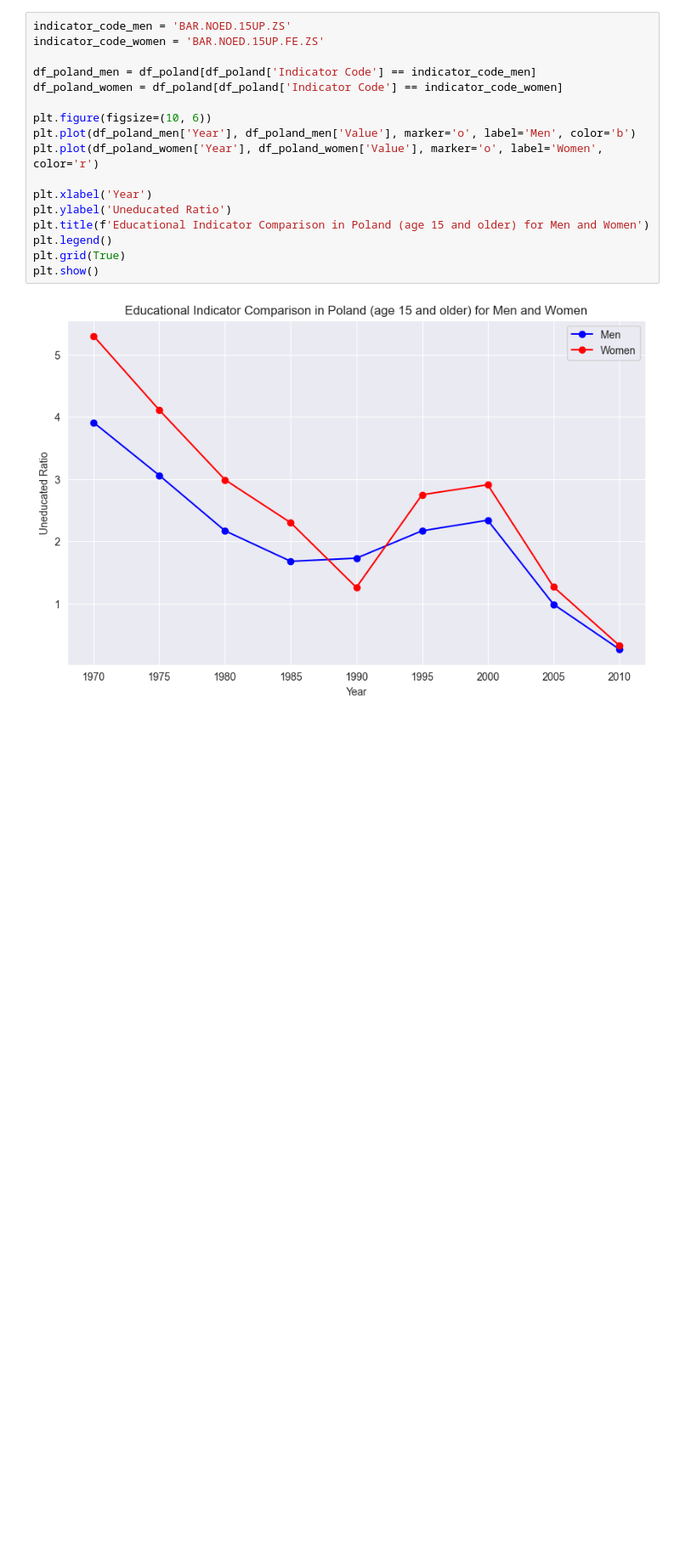
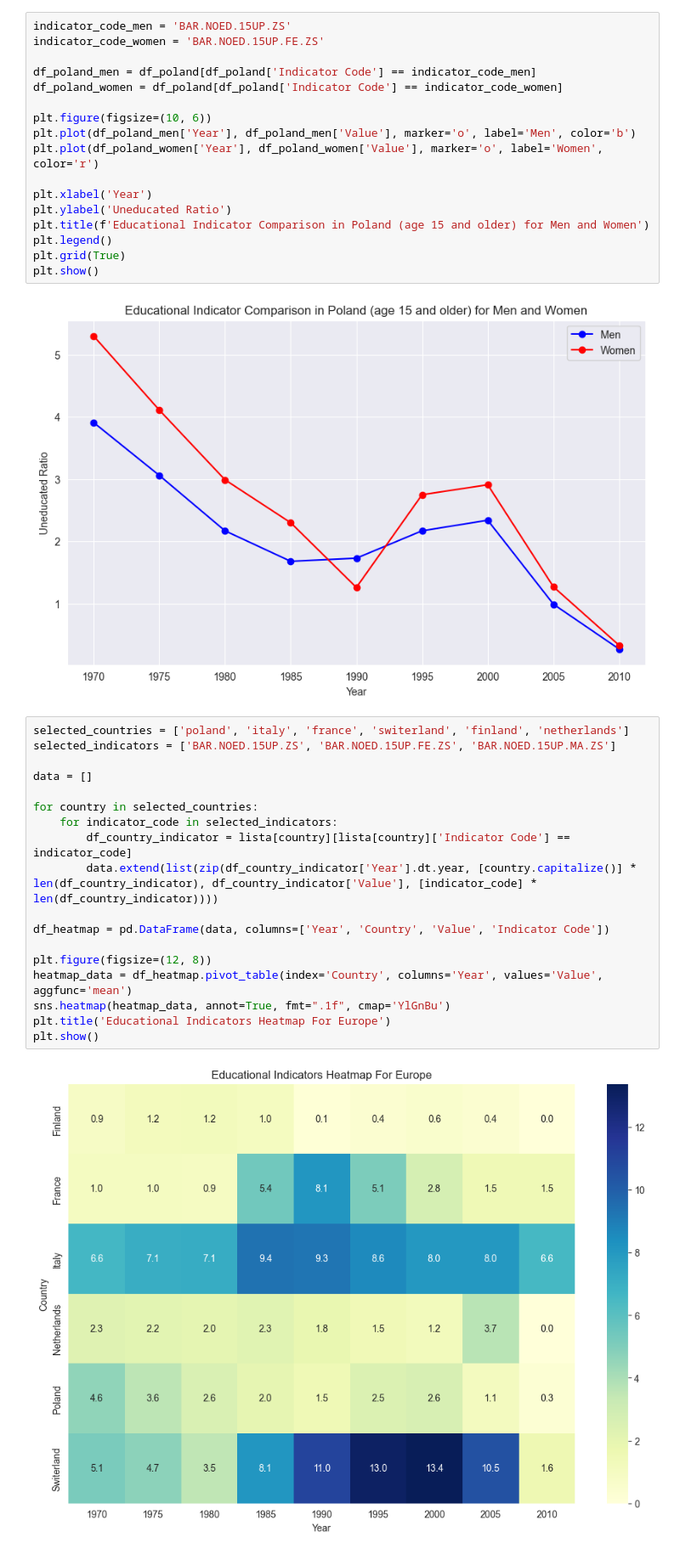
Before and after one commit to DuQer/HealthEducationVisualization, a Jupyter notebook: main.ipynb, the cells around one changed output. Shown: that part at 85% size. Drawn from its saved outputs; the diff is of its cells as text; blank space fills up the shorter version.

Commit message:
Created Europe Educational Disparities Heatmap

```diff
--- a/main.ipynb
+++ b/main.ipynb
@@ -99,3 +100,23 @@ plt.grid(True)
 plt.show()
 # %% [output]
 [figure]
+# %%
+selected_countries = ['poland', 'italy', 'france', 'switerland', 'finland', 'netherlands']
+selected_indicators = ['BAR.NOED.15UP.ZS', 'BAR.NOED.15UP.FE.ZS', 'BAR.NOED.15UP.MA.ZS']
+
+data = []
+
+for country in selected_countries:
+    for indicator_code in selected_indicators:
+        df_country_indicator = lista[country][lista[country]['Indicator Code'] == indicator_code]
+        data.extend(list(zip(df_country_indicator['Year'].dt.year, [country.capitalize()] * len(df_country_indicator), df_country_indicator['Value'], [indicator_code] * len(df_country_indicator))))
+
+df_heatmap = pd.DataFrame(data, columns=['Year', 'Country', 'Value', 'Indicator Code'])
+
+plt.figure(figsize=(12, 8))
+heatmap_data = df_heatmap.pivot_table(index='Country', columns='Year', values='Value', aggfunc='mean')
+sns.heatmap(heatmap_data, annot=True, fmt=".1f", cmap='YlGnBu')
+plt.title('Educational Indicators Heatmap For Europe')
+plt.show()
+# %% [output]
+[figure, added]
```
Also changed, not shown: parts of 1 cell of this notebook.
